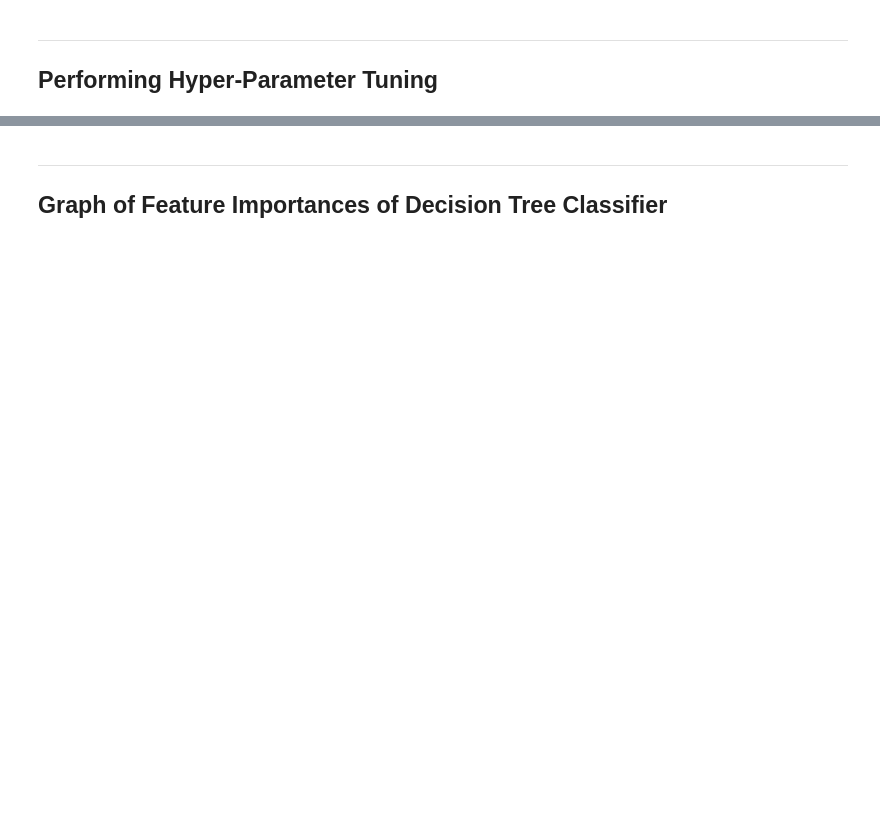
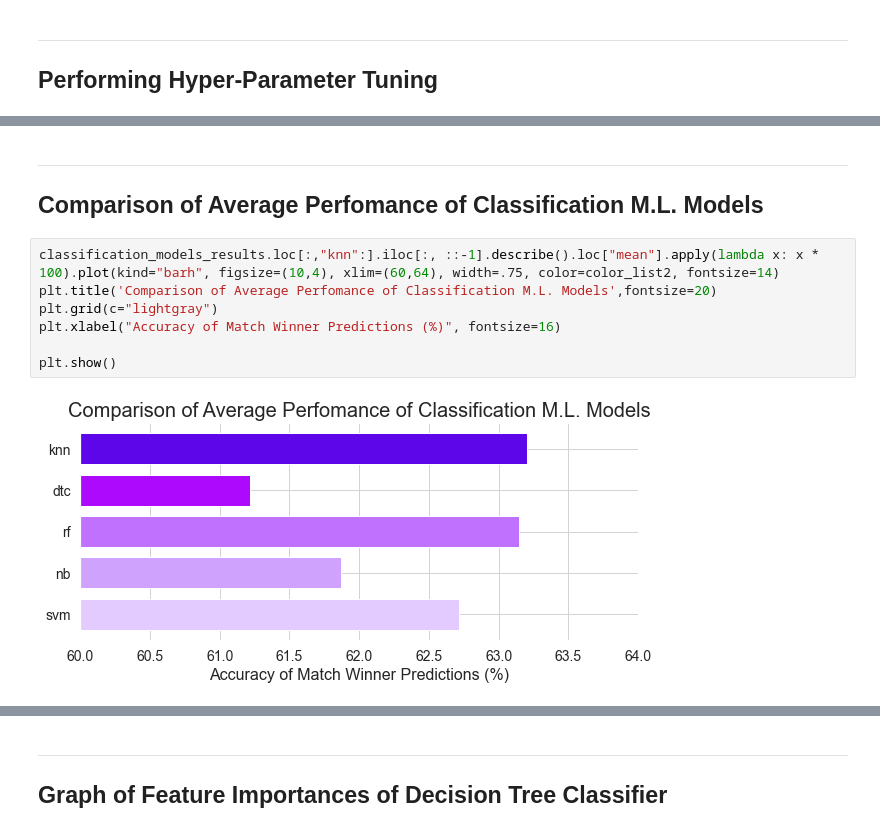
Before and after one commit to a-dubs/ds3000-project, a Jupyter notebook: notebook.ipynb, the cells around one changed output, grey strips where cells are left out. Cells and saved outputs as stored; diff of their text form; blank space fills up the shorter version.

```diff
--- a/notebook.ipynb
+++ b/notebook.ipynb
@@ -706,0 +862,13 @@ plt.show()
+# %% [markdown]
+-----
+
+## Comparison of Average Perfomance of Classification M.L. Models
+# %%
+classification_models_results.loc[:,"knn":].iloc[:, ::-1].describe().loc["mean"].apply(lambda x: x * 100).plot(kind="barh", figsize=(10,4), xlim=(60,64), width=.75, color=color_list2, fontsize=14)
+plt.title('Comparison of Average Perfomance of Classification M.L. Models',fontsize=20)
+plt.grid(c="lightgray")
+plt.xlabel("Accuracy of Match Winner Predictions (%)", fontsize=16)
+
+plt.show()
+# %% [output]
+[figure, added]
```
Also changed, not shown: parts of 59 cells of this notebook, 12 other files.
